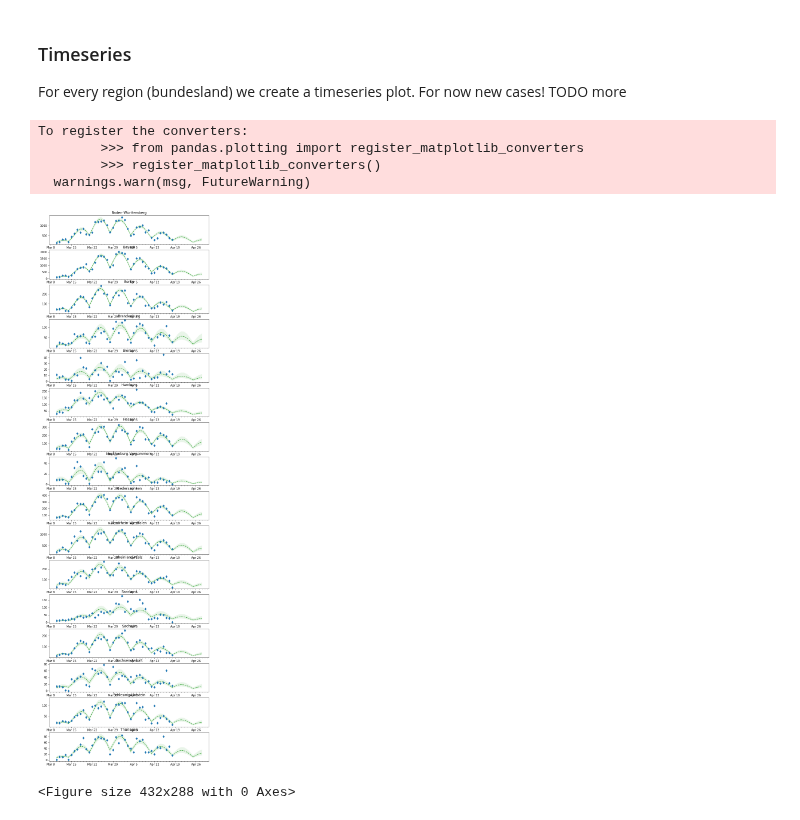
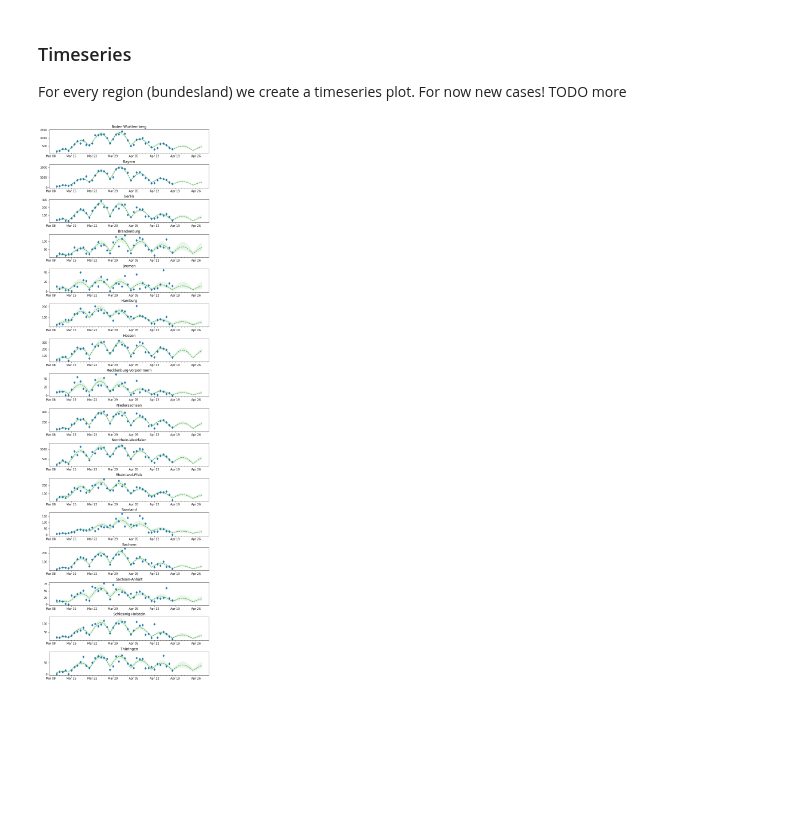
Before and after one commit to Priesemann-Group/covid19_inference, a Jupyter notebook: scripts/interactive/example_bundeslaender.ipynb, the cells around one changed output. Saved outputs shown, nothing was run; the diff lists cells and outputs as text; code cells hidden in the pictures; blank space fills up the shorter version.

```diff
--- a/scripts/interactive/example_bundeslaender.ipynb
+++ b/scripts/interactive/example_bundeslaender.ipynb
@@ -265,19 +271,15 @@ y_all_regions, x = cov19.plot._get_array_from_trace_via_date(
 )
 # %%
+%%capture
 # After retrieving the trace var for our specified time period, we plot the timeseries for each region. Additionaly we set the format of the date (x-)axis.
 # We have 16 regions in this example -> we create 16 subplots
-fig, axes = plt.subplots(16, 1, figsize=(10, 35))
+fig, axes = plt.subplots(16, 1, figsize=(10, 35), gridspec_kw={"hspace":0.5});
 # %%
 for i in range(16):
     y = y_all_regions[:, :, i]
-    cov19.plot._timeseries(x, y, axes[i], what="fcast")
+    cov19.plot.timeseries._timeseries(x, y, axes[i], what="fcast")
     axes[i].set_title(df_bundeslaender.columns[i])
-    cov19.plot._format_date_xticks(axes[i])
+    #cov19.plot._format_date_xticks(axes[i])
-# %% [output]
-To register the converters:
-        >>> from pandas.plotting import register_matplotlib_converters
-        >>> register_matplotlib_converters()
-  warnings.warn(msg, FutureWarning)
 # %%
 # Furthermore, we can plot our observable i.e. our new_cases_obs.
 x_dat = pd.date_range(this_model.data_begin, this_model.data_end)
@@ -287,6 +289,5 @@ for i in range(16):
 # %%
-plt.tight_layout()
-fig #To show figure in jupyter notebook
+#plt.tight_layout()
+fig  # To show figure in jupyter notebook
 # %% [output]
-[figure, old version]
+[figure, new version]
-<Figure size 432x288 with 0 Axes>
```
Also changed, not shown: parts of 16 cells of this notebook, 1 other file.
